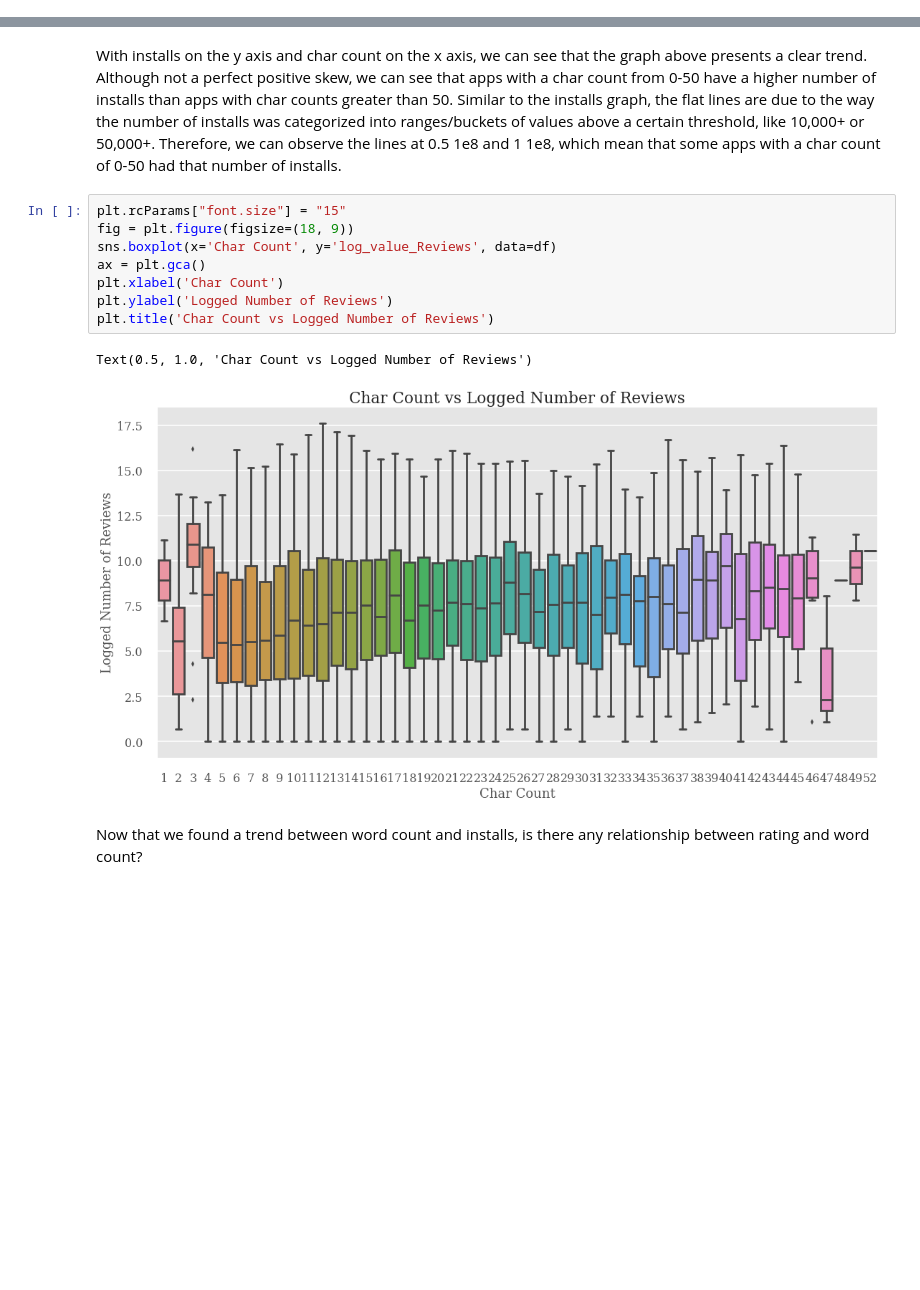
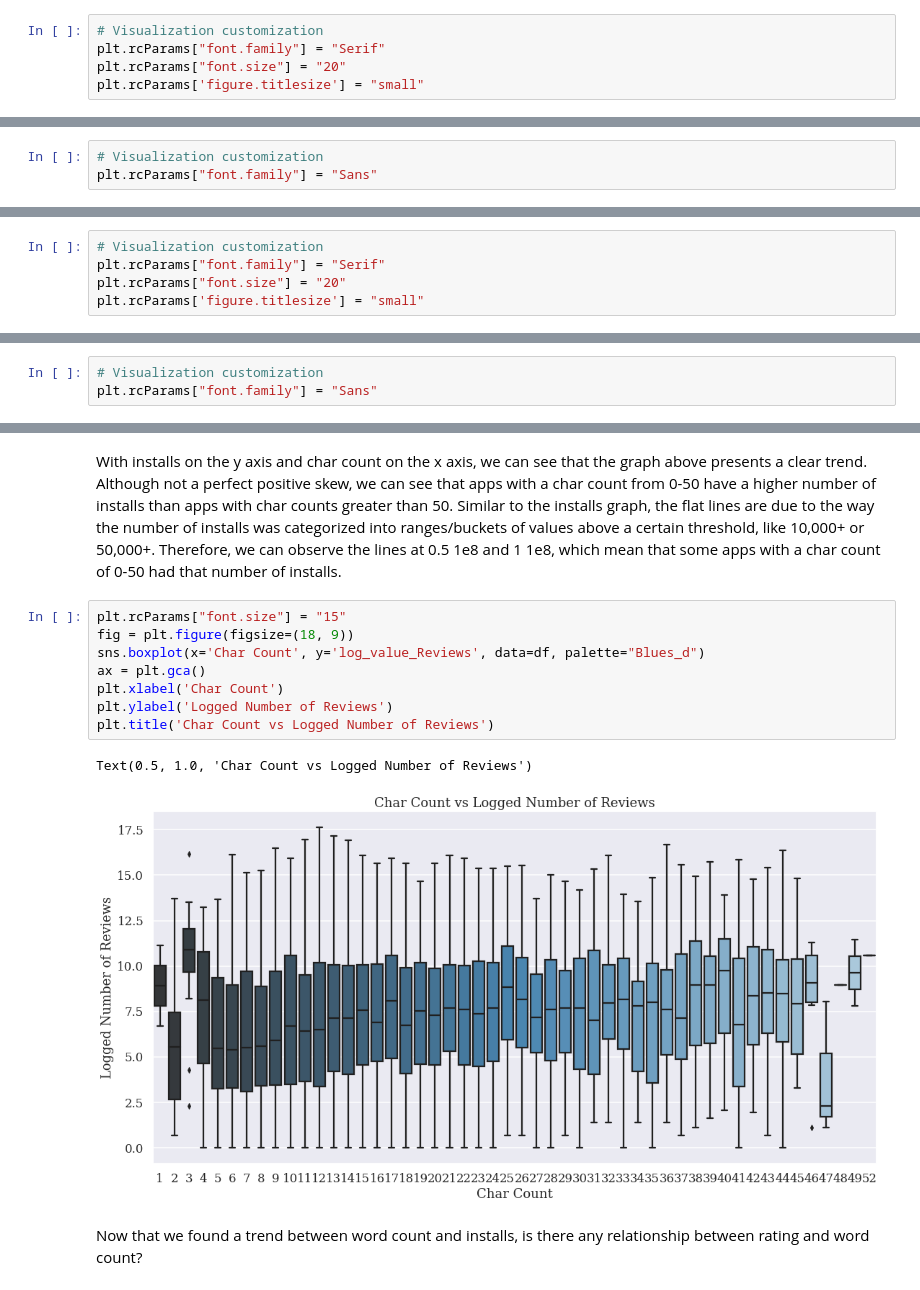
Before and after one commit to Titan-Ngo/COGS108_Repo, a Jupyter notebook: FinalProject.ipynb, the cells around one changed output, grey strips where cells are left out. Drawn from its saved outputs; the diff is of its cells as text; blank space fills up the shorter version.

```diff
--- a/FinalProject.ipynb
+++ b/FinalProject.ipynb
@@ -747 +772,6 @@ The above scatterplot is pretty hard to interpret, so we will use some jittering
+# %%
+# Visualization customization
+plt.rcParams["font.family"] = "Serif"
+plt.rcParams["font.size"] = "20"
+plt.rcParams['figure.titlesize'] = "small"
 # %%
@@ -765,6 +793,9 @@ df[['Reviews', 'Installs']].corr()
 The correlation coefficient between reviews and installs is 0.6. This is a moderately strong positive linear relationship. We believe that 0.6 is a strong enough correlation coefficient to prove that reviews is a good indicator of installs, since this is not even accounting for the variability within the bins of installs. Therefore, we will be using reviews as a measure of success rather than installs.
 # %% [markdown]
 #### Is there any relationship between _ratings_ and _reviews_?
+# %%
+# Visualization customization
+plt.rcParams["font.family"] = "Sans"
 # %%
 x = df['Rating']
 y = df['Reviews']
@@ -803,0 +835,5 @@ As discussed above, we will log the values for the number of Installs to better
+# %%
+# Visualization customization
+plt.rcParams["font.family"] = "Serif"
+plt.rcParams["font.size"] = "20"
+plt.rcParams['figure.titlesize'] = "small"
@@ -835,3 +876,6 @@ df_new
+# %%
+# Visualization customization
+plt.rcParams["font.family"] = "Sans"
 # %%
 fig = plt.figure(figsize=(7, 5))
 # Plots the average number of reviews (y-axis) for apps of each word count (x-axis)
@@ -937,14 +976,14 @@ With installs on the y axis and char count on the x axis, we can see that the gr
 # %%
 plt.rcParams["font.size"] = "15"
 fig = plt.figure(figsize=(18, 9))
-sns.boxplot(x='Char Count', y='log_value_Reviews', data=df)
+sns.boxplot(x='Char Count', y='log_value_Reviews', data=df, palette="Blues_d")
 ax = plt.gca()
 plt.xlabel('Char Count')
 plt.ylabel('Logged Number of Reviews')
 plt.title('Char Count vs Logged Number of Reviews')
 # %% [output]
 Text(0.5, 1.0, 'Char Count vs Logged Number of Reviews')
-[figure, old version]
+[figure, new version]
 # %% [markdown]
 Now that we found a trend between word count and installs, is there any relationship between rating and word count?
 # %% [markdown]
```
Also changed, not shown: parts of 45 cells of this notebook.
